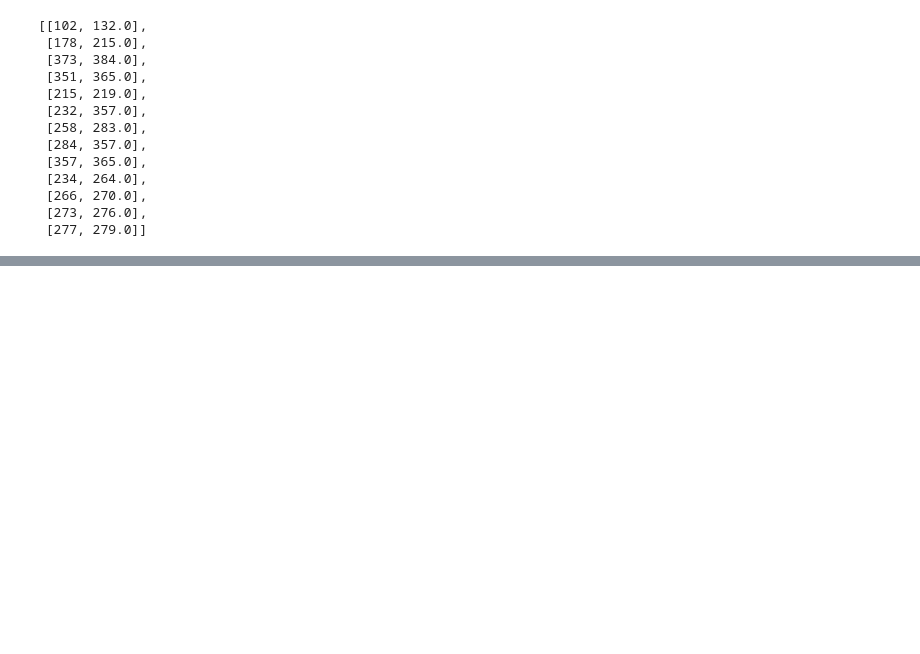
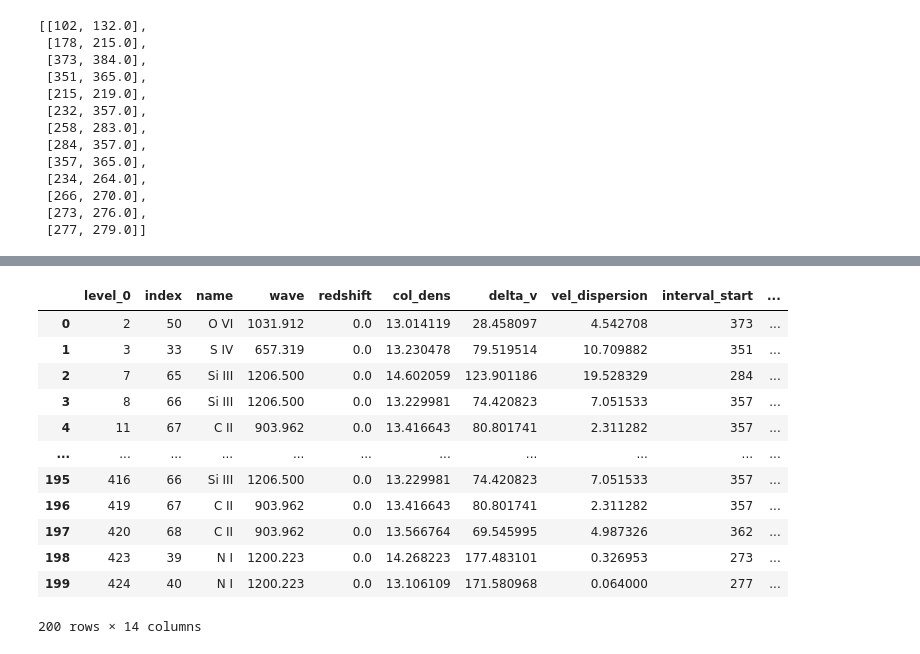
Before and after one commit to tairaeli/trident_uncertainty, a Jupyter notebook: testing_mods/SolAb/scripts/hist4.ipynb, the cells around one changed output, grey strips where cells are left out. Cells and saved outputs as stored; diff of their text form; code cells hidden in the pictures; blank space fills up the shorter version.

```diff
--- a/testing_mods/SolAb/scripts/hist4.ipynb
+++ b/testing_mods/SolAb/scripts/hist4.ipynb
@@ -120,4 +177,4 @@ master_df[master_df['interval_start'] == 277]
 # %%
-exab_df = master_df[master_df['interval_start'] == 277]
+exab_df = master_df[master_df['interval_start'] >= 270]
 exab_df.reset_index(inplace=True)
 # %%
@@ -147,0 +210,16 @@ hist_plot(exab_df, 'col_dens')
+# %%
+exab_df
+# %% [output]
+|  | level_0 | index | name | wave | redshift | col_dens | delta_v | vel_dispersion | interval_start | ... |
+| 0 | 2 | 50 | O VI | 1031.912 | 0.0 | 13.014119 | 28.458097 | 4.542708 | 373 | ... |
+| 1 | 3 | 33 | S IV | 657.319 | 0.0 | 13.230478 | 79.519514 | 10.709882 | 351 | ... |
+| 2 | 7 | 65 | Si III | 1206.500 | 0.0 | 14.602059 | 123.901186 | 19.528329 | 284 | ... |
+| 3 | 8 | 66 | Si III | 1206.500 | 0.0 | 13.229981 | 74.420823 | 7.051533 | 357 | ... |
+| 4 | 11 | 67 | C II | 903.962 | 0.0 | 13.416643 | 80.801741 | 2.311282 | 357 | ... |
+| ... | ... | ... | ... | ... | ... | ... | ... | ... | ... | ... |
+| 195 | 416 | 66 | Si III | 1206.500 | 0.0 | 13.229981 | 74.420823 | 7.051533 | 357 | ... |
+| 196 | 419 | 67 | C II | 903.962 | 0.0 | 13.416643 | 80.801741 | 2.311282 | 357 | ... |
+| 197 | 420 | 68 | C II | 903.962 | 0.0 | 13.566764 | 69.545995 | 4.987326 | 362 | ... |
+| 198 | 423 | 39 | N I | 1200.223 | 0.0 | 14.268223 | 177.483101 | 0.326953 | 273 | ... |
+| 199 | 424 | 40 | N I | 1200.223 | 0.0 | 13.106109 | 171.580968 | 0.064000 | 277 | ... |
+200 rows × 14 columns
```
Also changed, not shown: parts of 12 cells of this notebook, 1 other file.
